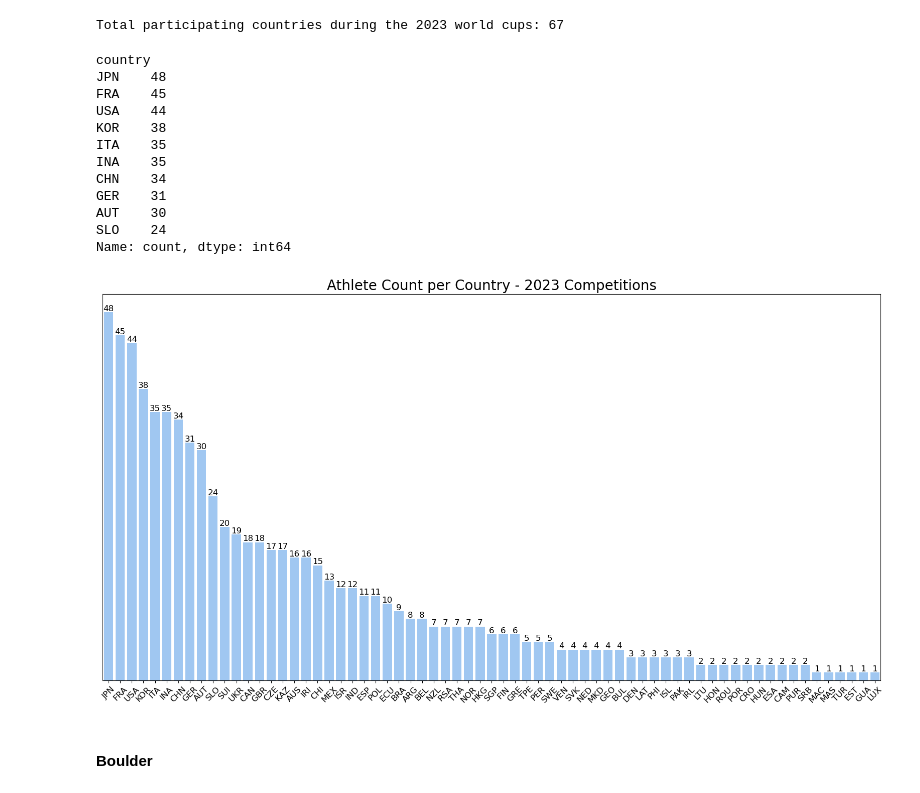
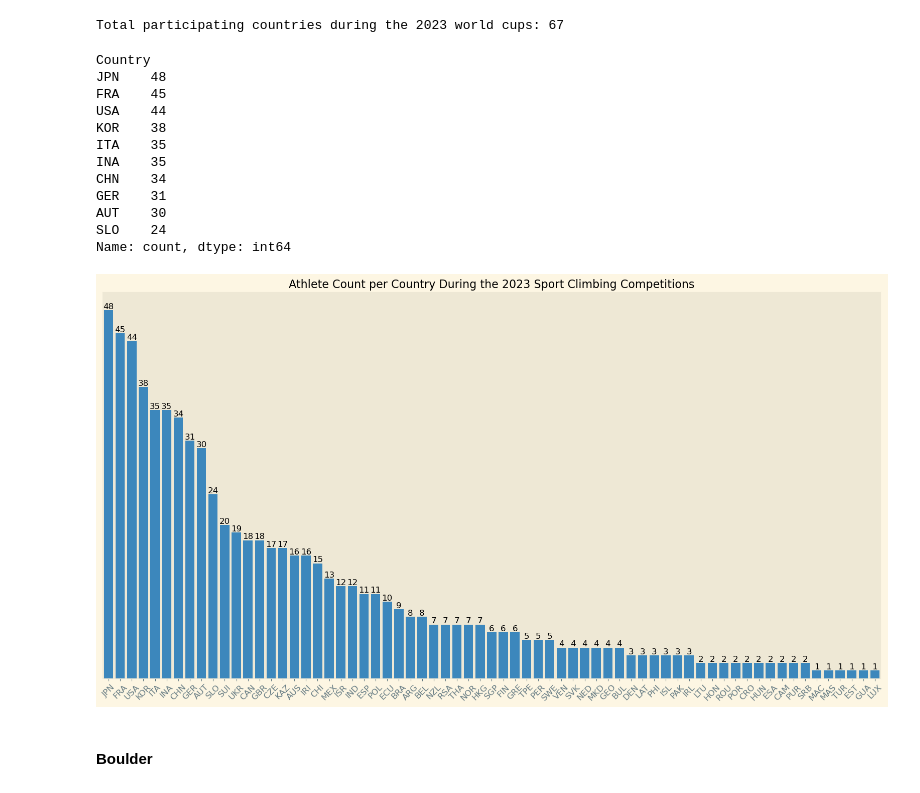
Before and after one commit to lfigil/ifsc-data, a Jupyter notebook: ifsc_analysis.ipynb, the cells around one changed output. Cells and saved outputs as stored; diff of their text form; code cells hidden in the pictures.

```diff
--- a/ifsc_analysis.ipynb
+++ b/ifsc_analysis.ipynb
@@ -9,4 +9,12 @@ matplotlib.rcParams['figure.figsize'] = (20, 10)    # Set default figure size (w
 matplotlib.rcParams['font.size'] = 12               # Set default font size
 matplotlib.rcParams['axes.titlesize'] = 20          # Set default title font size
 matplotlib.rcParams['axes.labelsize'] = 20          # Set default label font size
-plt.style.use('seaborn-v0_8-pastel')
+plt.style.use('Solarize_Light2')                    # Set default style
+
+# Read 2023 cvs files competitions
+boulder_df = pd.read_csv("./competitions/world_cups_2023/2023_boulder.csv")
+lead_df = pd.read_csv("./competitions/world_cups_2023/2023_lead.csv")
+speed_df = pd.read_csv("./competitions/world_cups_2023/2023_speed.csv")
+
+# Read the athletes file
+athletes = pd.read_csv("./athlete_info_v2.csv")
@@ -118,7 +118,7 @@ There are 424 records with no height. In this case, I will use the mean value pe
 # %%
 # Create a copy of the data frame to fill in with the mean values
 athletes_v2 = athletes
-athletes_v2['Height'] = athletes['Height'].fillna(athletes.groupby(['country', 'Gender'])['Height'].transform('mean'))
+athletes_v2['Height'] = athletes['Height'].fillna(athletes.groupby(['Country', 'Gender'])['Height'].transform('mean'))
 athletes_v2.isna().sum()
 # %% [output]
 Name               0
@@ -134,0 +135,3 @@ There are still 94 missing values after adding the mean values per gender and co
+# %%
+athletes_v2['Height'] = athletes['Height'].fillna(athletes.groupby(['Gender'])['Height'].transform('mean'))
+athletes_v2.isna().sum()
@@ -557,9 +569,9 @@ print("Total participating countries during the 2023 world cups:", len(athletes_
 Total participating countries during the 2023 world cups: 67
 # %%
 # Top 10 contries with most participating athletesd
-athletes_v2['country'].value_counts().head(10)
+athletes_v2['Country'].value_counts().head(10)
 # %% [output]
-country
+Country
 JPN    48
 FRA    45
 USA    44
@@ -572,25 +584,25 @@ AUT    30
 SLO    24
 Name: count, dtype: int64
 # %%
-data = athletes_v2['country'].value_counts()
-title = "Athlete Count per Country - 2023 Competitions"
+data = athletes_v2['Country'].value_counts()
+title = "Athlete Count per Country During the 2023 Sport Climbing Competitions"
 
 ax = sns.barplot(data=data)
 
 for c in ax.containers:
     ax.bar_label(c)
 
-plt.title(title, color='black')
+plt.title(title)
 plt.ylabel("")
 plt.xlabel("")
 plt.yticks([])
 plt.xticks(rotation=45)
 
-# Save the plot as a PNG file
-plt.savefig(f'graphs/{title}.png')
+title = title.replace(" ", "_")
+plt.savefig(f'graphs/02_{title}.png')
 plt.show()
 # %% [output]
-[figure, old version]
+[figure, new version]
 # %% [markdown]
 #### Boulder
 # %%
```
Also changed, not shown: parts of 91 cells of this notebook, 26 other files.
